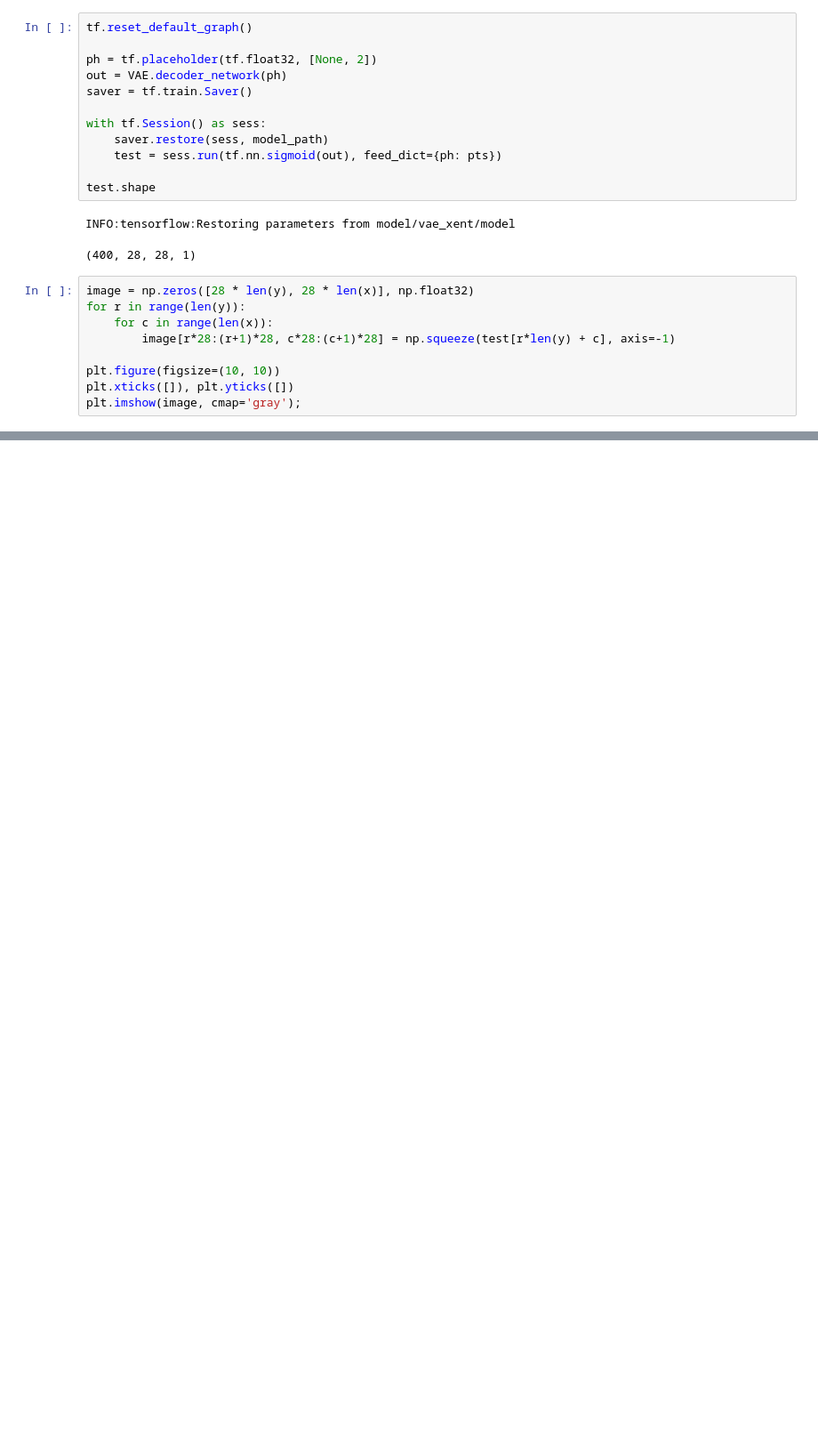
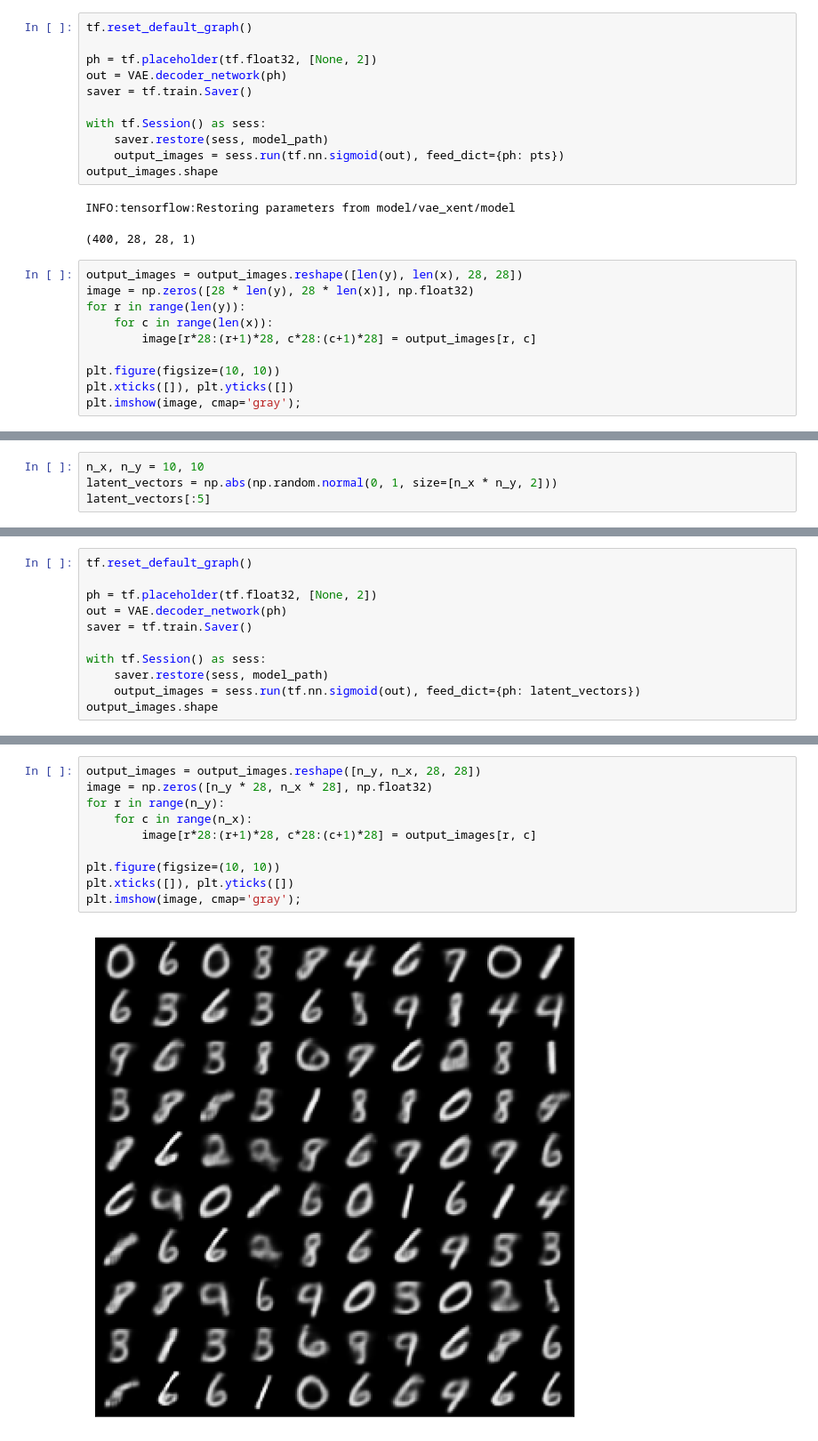
Before and after one commit to gabrielwong159/tf, a Jupyter notebook: vae/evaluate_model.ipynb, the cells around one changed output, grey strips where cells are left out. Shown at 89% size. Cells and saved outputs as stored; diff of their text form; blank space fills up the shorter version.

```diff
--- a/vae/evaluate_model.ipynb
+++ b/vae/evaluate_model.ipynb
@@ -121,17 +117,17 @@ saver = tf.train.Saver()
 
 with tf.Session() as sess:
     saver.restore(sess, model_path)
-    test = sess.run(tf.nn.sigmoid(out), feed_dict={ph: pts})
-
-test.shape
+    output_images = sess.run(tf.nn.sigmoid(out), feed_dict={ph: pts})
+output_images.shape
 # %% [output]
 INFO:tensorflow:Restoring parameters from model/vae_xent/model
 (400, 28, 28, 1)
 # %%
+output_images = output_images.reshape([len(y), len(x), 28, 28])
 image = np.zeros([28 * len(y), 28 * len(x)], np.float32)
 for r in range(len(y)):
     for c in range(len(x)):
-        image[r*28:(r+1)*28, c*28:(c+1)*28] = np.squeeze(test[r*len(y) + c], axis=-1)
+        image[r*28:(r+1)*28, c*28:(c+1)*28] = output_images[r, c]
 
 plt.figure(figsize=(10, 10))
 plt.xticks([]), plt.yticks([])
@@ -140,0 +139,4 @@ plt.imshow(image, cmap='gray');
+# %%
+n_x, n_y = 10, 10
+latent_vectors = np.abs(np.random.normal(0, 1, size=[n_x * n_y, 2]))
+latent_vectors[:5]
@@ -140,0 +149,11 @@ plt.imshow(image, cmap='gray');
+# %%
+tf.reset_default_graph()
+
+ph = tf.placeholder(tf.float32, [None, 2])
+out = VAE.decoder_network(ph)
+saver = tf.train.Saver()
+
+with tf.Session() as sess:
+    saver.restore(sess, model_path)
+    output_images = sess.run(tf.nn.sigmoid(out), feed_dict={ph: latent_vectors})
+output_images.shape
@@ -140,0 +163,12 @@ plt.imshow(image, cmap='gray');
+# %%
+output_images = output_images.reshape([n_y, n_x, 28, 28])
+image = np.zeros([n_y * 28, n_x * 28], np.float32)
+for r in range(n_y):
+    for c in range(n_x):
+        image[r*28:(r+1)*28, c*28:(c+1)*28] = output_images[r, c]
+
+plt.figure(figsize=(10, 10))
+plt.xticks([]), plt.yticks([])
+plt.imshow(image, cmap='gray');
+# %% [output]
+[figure, added]
```
Also changed, not shown: parts of 6 cells of this notebook, 1 other file.
